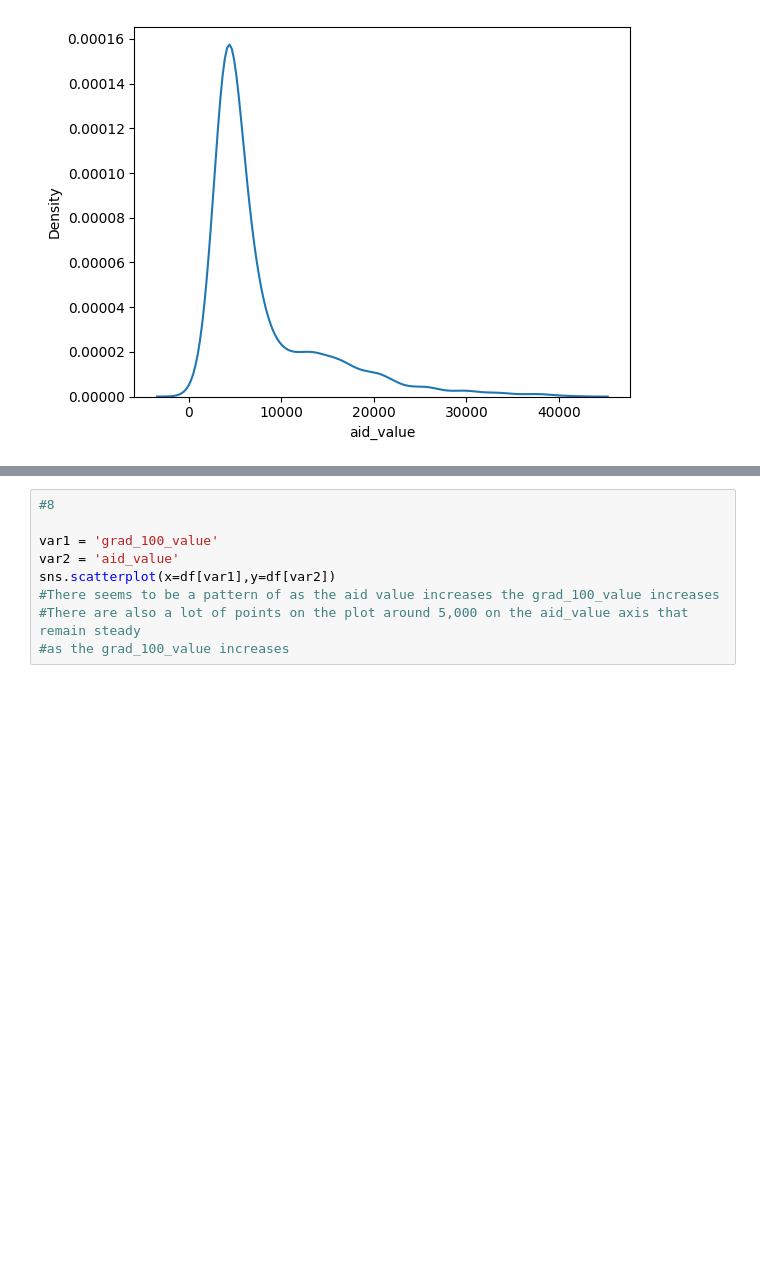
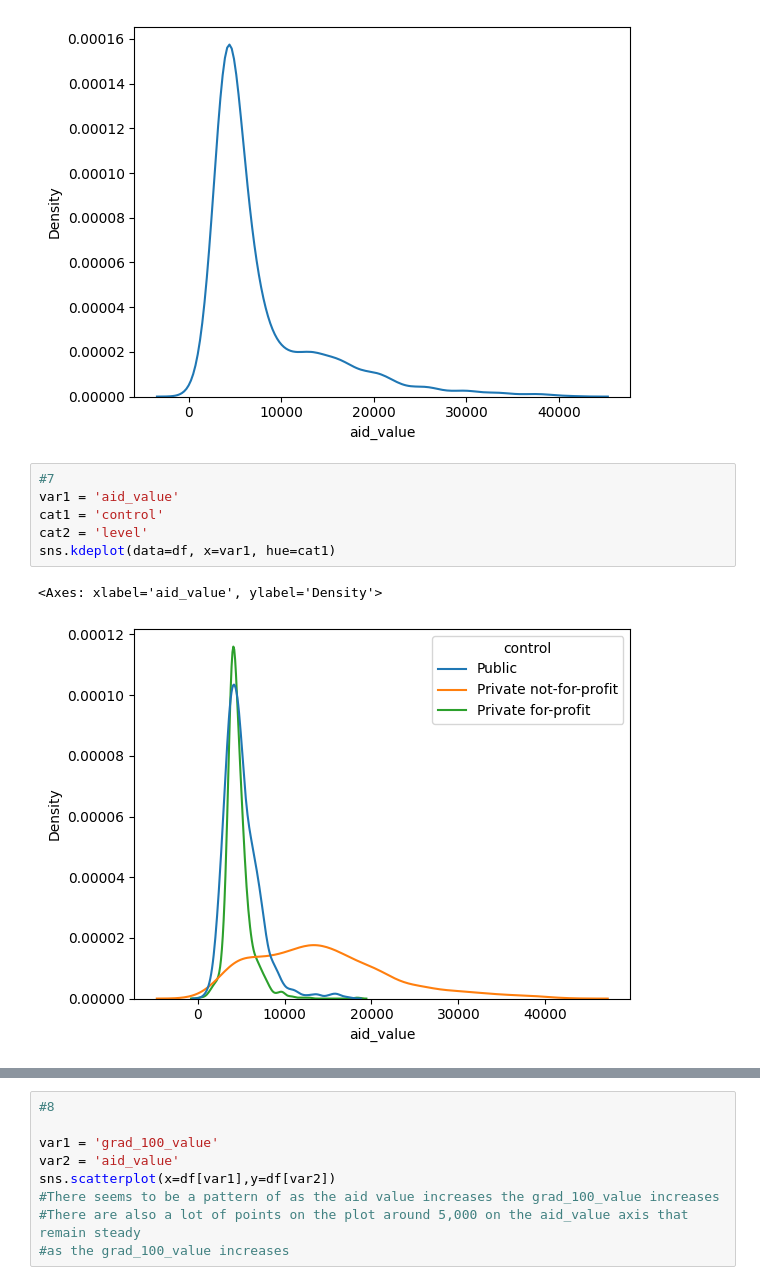
Before and after one commit to ToriStoner/assignment2, a Jupyter notebook: assignment2.ipynb, the cells around one changed output, grey strips where cells are left out. Drawn from its saved outputs; the diff is of its cells as text; blank space fills up the shorter version.

```diff
--- a/assignment2.ipynb
+++ b/assignment2.ipynb
@@ -285,3 +323,12 @@ sns.kdeplot(df[var])
 # %% [output]
 <Axes: xlabel='aid_value', ylabel='Density'>
 [figure]
+# %%
+#7
+var1 = 'aid_value'
+cat1 = 'control'
+cat2 = 'level'
+sns.kdeplot(data=df, x=var1, hue=cat1)
+# %% [output]
+<Axes: xlabel='aid_value', ylabel='Density'>
+[figure, added]
```
Also changed, not shown: parts of 11 cells of this notebook.
